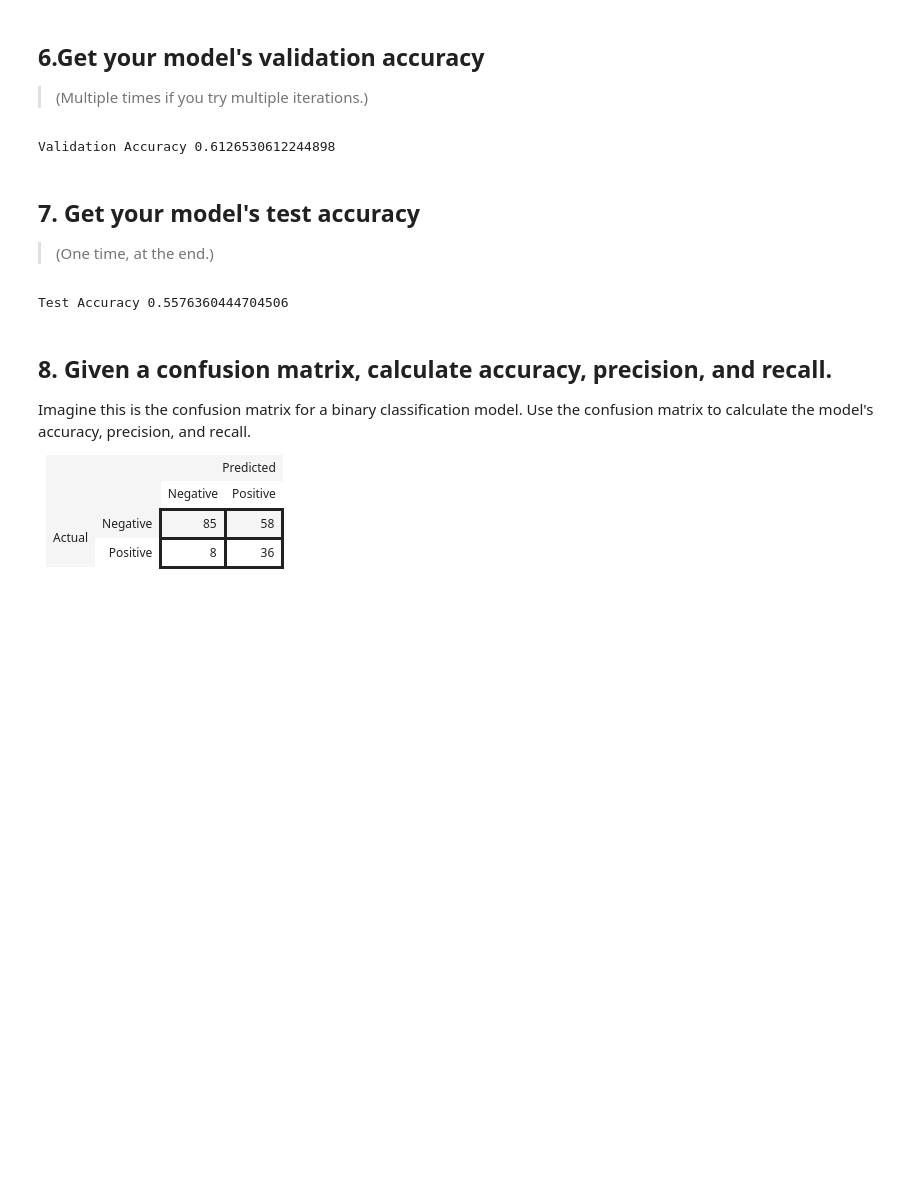
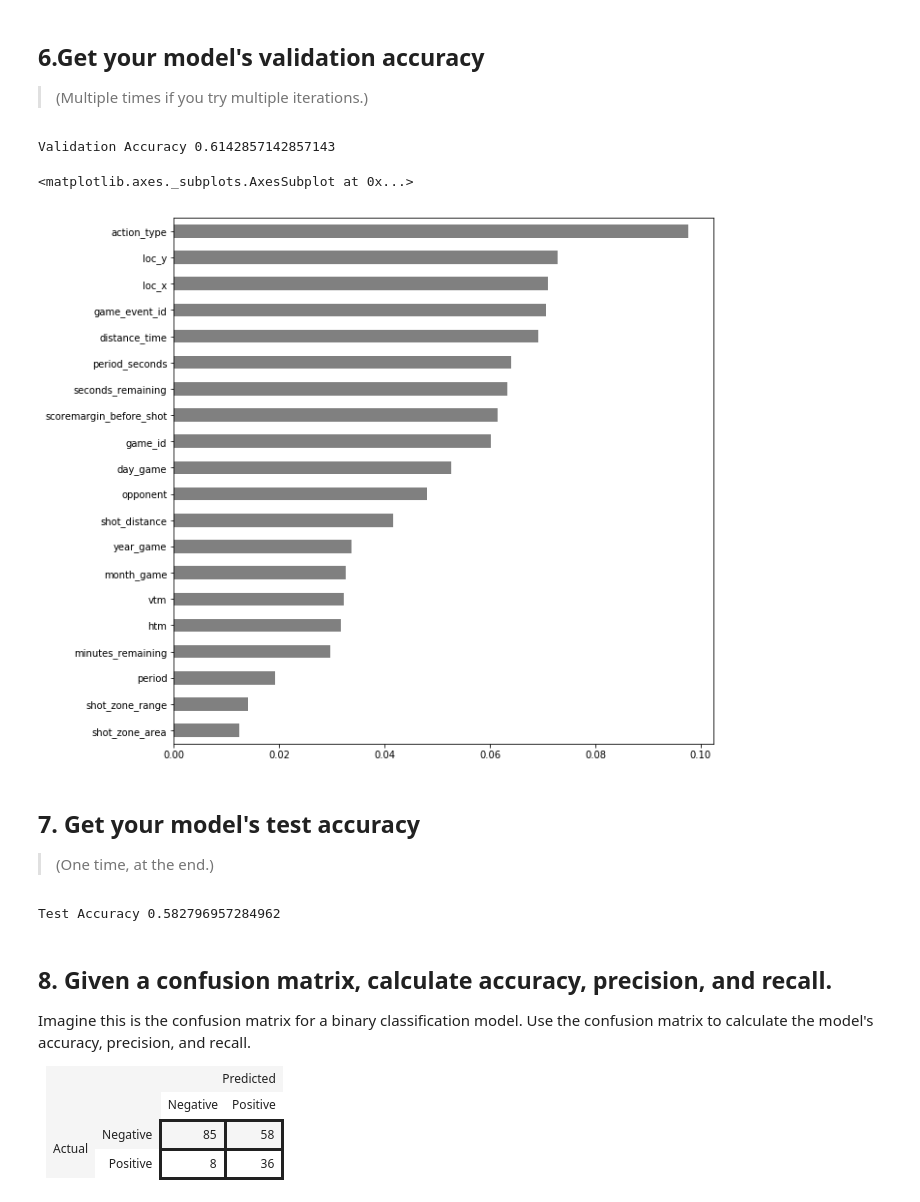
Before and after one commit to JimKing100/DS-Unit-2-Kaggle-Challenge, a Jupyter notebook: DS7_Sprint_Challenge_6.ipynb, the cells around one changed output. Saved outputs shown, nothing was run; the diff lists cells and outputs as text; code cells hidden in the pictures; blank space fills up the shorter version.

```diff
--- a/DS7_Sprint_Challenge_6.ipynb
+++ b/DS7_Sprint_Challenge_6.ipynb
@@ -173,7 +173,17 @@ def engineer_features(X):
       result = False
     return result
 
+  def opp(hteam, vteam):
+    if hteam == 'GSW':
+      result = vteam
+    else:
+      result = hteam
+    return result
+
   X['home_court'] = X.apply(lambda x: home(x['htm']), axis=1)
+  X['opponent'] =   X.apply(lambda x: opp(x['htm'], x['vtm']), axis=1)
+  X['period_seconds'] = (X['minutes_remaining'] * 60) + X['seconds_remaining']
+  X['distance_time'] = X['period_seconds'] * X['shot_distance']
 
   return X
 
@@ -251,7 +261,22 @@ pipeline = make_pipeline(
 pipeline.fit(X_train, y_train)
 print ('Validation Accuracy', pipeline.score(X_val, y_val))
 # %% [output]
-Validation Accuracy 0.6126530612244898
+Validation Accuracy 0.6142857142857143
+# %%
+import matplotlib.pyplot as plt
+%matplotlib inline
+
+rf = pipeline.named_steps['randomforestclassifier']
+encoder = pipeline.named_steps['ordinalencoder']
+encoded = encoder.transform(X_train)
+
+importances = pd.Series(rf.feature_importances_, encoded.columns)
+n = 20
+plt.figure(figsize=(10, 10))
+importances.sort_values()[-n:].plot.barh(color='grey')
+# %% [output]
+<matplotlib.axes._subplots.AxesSubplot at 0x...>
+[figure, added]
 # %% [markdown]
 ## 7. Get your model's test accuracy
 
@@ -262,7 +287,7 @@ pipeline.fit(X_train, y_train)
 y_pred = pipeline.predict(X_test)
 print('Test Accuracy', accuracy_score(y_test, y_pred))
 # %% [output]
-Test Accuracy 0.5576360444704506
+Test Accuracy 0.582796957284962
 # %% [markdown]
 ## 8. Given a confusion matrix, calculate accuracy, precision, and recall.
 
```
Also changed, not shown: parts of 3 cells of this notebook.
